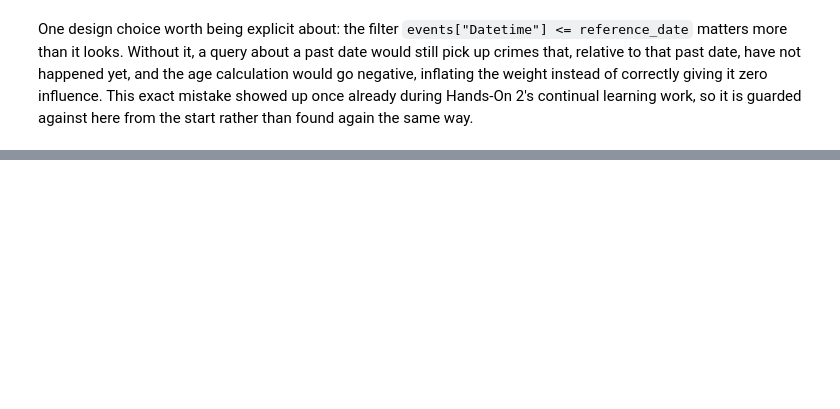
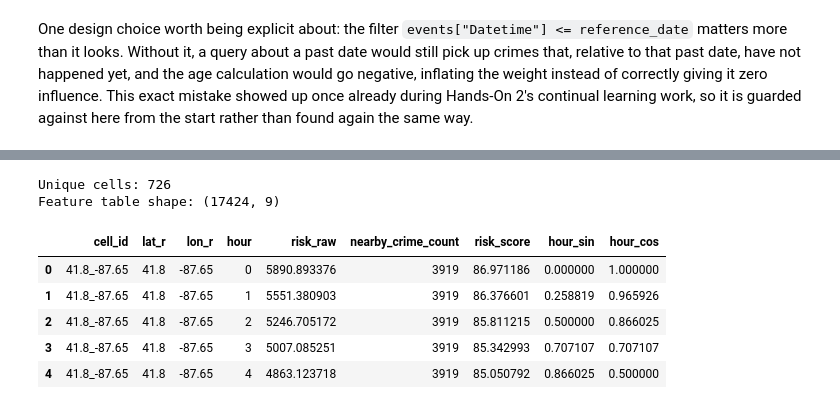
Before and after one commit to cereycie/FP_MLOps_GreyciaFebrinaMichelle_AuliaAcaAzzahra, a Jupyter notebook: notebooks/01_pseudo_labeling_feature_engineering.ipynb, the cells around one changed output, grey strips where cells are left out. Cells and saved outputs as stored; diff of their text form; code cells hidden in the pictures; blank space fills up the shorter version.

```diff
--- a/notebooks/01_pseudo_labeling_feature_engineering.ipynb
+++ b/notebooks/01_pseudo_labeling_feature_engineering.ipynb
@@ -304,15 +245,0 @@ The ordering comes out correct: recent and close scores highest, old but close s
-# %%
-cell_lookup = events[["lat_r", "lon_r"]].drop_duplicates().reset_index(drop=True)
-sample_cells = cell_lookup.sample(200, random_state=42)
-sample_hours = [0, 3, 6, 9, 12, 15, 18, 21]
-
-sampled_scores = []
-for _, row in sample_cells.iterrows():
-    for h in sample_hours:
-        raw = compute_risk_raw(row["lat_r"], row["lon_r"], h, events, REFERENCE_DATE)
-        score = 100 * min(np.log1p(raw), CLIP_BOUND) / CLIP_BOUND
-        sampled_scores.append(score)
-
-sampled_scores = np.array(sampled_scores)
-for p in [10, 25, 50, 75, 80, 90, 95]:
-    print(f"percentile {p}: {np.percentile(sampled_scores, p):.2f}")
@@ -414,16 +245,0 @@ One count-based column is added alongside the label, `nearby_crime_count`, the n
-# %%
-from sklearn.neighbors import BallTree
-
-unique_cells = events[["lat_r", "lon_r"]].drop_duplicates().reset_index(drop=True)
-unique_cells["cell_id"] = unique_cells["lat_r"].astype(str) + "_" + unique_cells["lon_r"].astype(str)
-
-coords_rad = np.radians(unique_cells[["lat_r", "lon_r"]].values)
-neighbor_tree = BallTree(coords_rad, metric="haversine")
-neighbor_idx = neighbor_tree.query_radius(coords_rad, r=RADIUS_M / EARTH_RADIUS_M)
-
-events_valid = events[events["Datetime"] <= REFERENCE_DATE].copy()
-events_valid["cell_id"] = events_valid["lat_r"].astype(str) + "_" + events_valid["lon_r"].astype(str)
-events_by_cell = {cid: grp for cid, grp in events_valid.groupby("cell_id")}
-
-print(f"Unique cells: {len(unique_cells)}")
-print(f"Average neighbor cells within {RADIUS_M}m: {np.mean([len(n) for n in neighbor_idx]):.1f}")
@@ -619,0 +525,18 @@ Severity scoring itself, the FBI UCR-based hierarchy from Hands-On 1, is unchang
+# %%
+log_risk_raw = np.log1p(grid_risk_raw["risk_raw"])
+grid_risk_raw["risk_score"] = 100 * np.minimum(log_risk_raw, CLIP_BOUND) / CLIP_BOUND
+grid_risk_raw["hour_sin"] = np.sin(2 * np.pi * grid_risk_raw["hour"] / 24)
+grid_risk_raw["hour_cos"] = np.cos(2 * np.pi * grid_risk_raw["hour"] / 24)
+
+print(f"Unique cells: {grid_risk_raw['cell_id'].nunique()}")
+print(f"Feature table shape: {grid_risk_raw.shape}")
+grid_risk_raw.head()
+# %% [output]
+Unique cells: 726
+Feature table shape: (17424, 9)
+|  | cell_id | lat_r | lon_r | hour | risk_raw | nearby_crime_count | risk_score | hour_sin | hour_cos |
+| 0 | 41.8_-87.65 | 41.8 | -87.65 | 0 | 5890.893376 | 3919 | 86.971186 | 0.000000 | 1.000000 |
+| 1 | 41.8_-87.65 | 41.8 | -87.65 | 1 | 5551.380903 | 3919 | 86.376601 | 0.258819 | 0.965926 |
+| 2 | 41.8_-87.65 | 41.8 | -87.65 | 2 | 5246.705172 | 3919 | 85.811215 | 0.500000 | 0.866025 |
+| 3 | 41.8_-87.65 | 41.8 | -87.65 | 3 | 5007.085251 | 3919 | 85.342993 | 0.707107 | 0.707107 |
+| 4 | 41.8_-87.65 | 41.8 | -87.65 | 4 | 4863.123718 | 3919 | 85.050792 | 0.866025 | 0.500000 |
```
Also changed, not shown: parts of 64 cells of this notebook.
